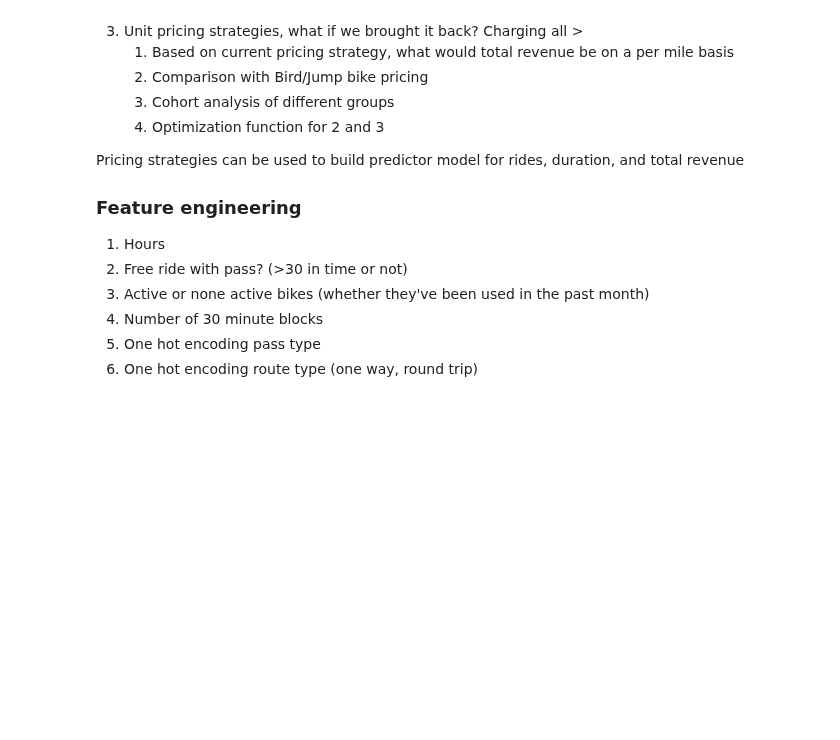
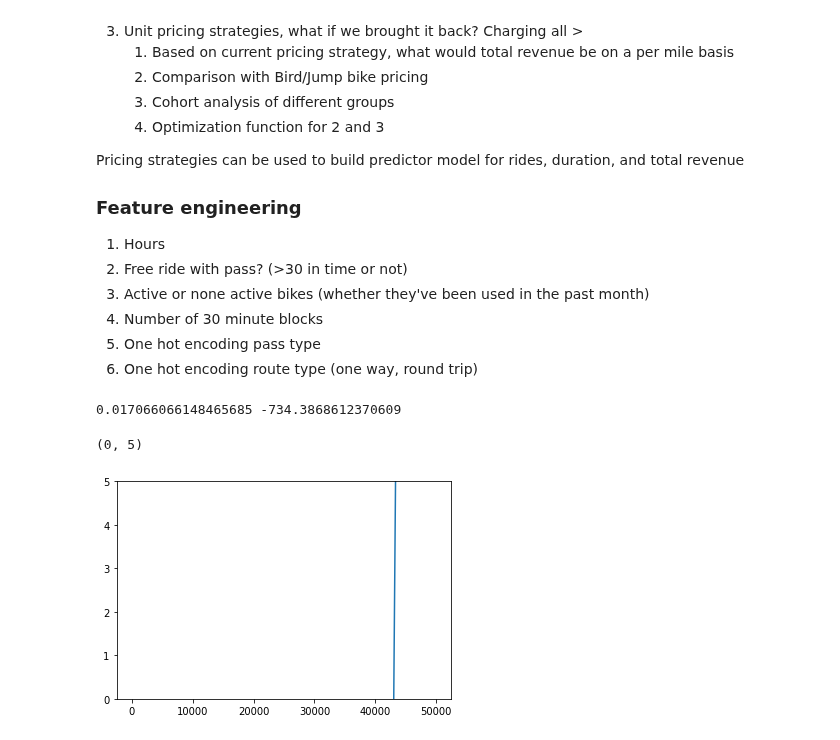
Before and after one commit to finnqiao/la_metro_bikeshare_data, a Jupyter notebook: notebooks/1.0-la-bikeshare.ipynb, the cells around one changed output. Drawn from its saved outputs; the diff is of its cells as text; code cells hidden in the pictures; blank space fills up the shorter version.

```diff
--- a/notebooks/1.0-la-bikeshare.ipynb
+++ b/notebooks/1.0-la-bikeshare.ipynb
@@ -695,7 +695,7 @@ The total revenue can be split into the following:
 Now we can represent this objective function in PuLP.
 # %%
 agg_pass_groups['previous_pass_prices'] = [40, 20, 7, 0]
-agg_pass_groups['new_pass_prices'] = [150,17, 5, 0]
+agg_pass_groups['new_pass_prices'] = [40,17, 5, 0]
 agg_pass_groups['average_charged_blocks_per_ride'] = agg_pass_groups['total_30min_blocks_post_free'] / agg_pass_groups['total_trips']
 agg_pass_groups['percent_total_trips'] = agg_pass_groups['total_trips']/sum(agg_pass_groups['total_trips'])
 agg_pass_groups
@@ -1264,3 +1388,15 @@ walk_up_charged_blocks = agg_pass_groups['average_charged_blocks_per_ride']['wal
 daily_charged_blocks = agg_pass_groups['average_charged_blocks_per_ride']['daily']
 monthly_charged_blocks = agg_pass_groups['average_charged_blocks_per_ride']['monthly']
 annual_charged_blocks = agg_pass_groups['average_charged_blocks_per_ride']['annual']
+# %%
+weighted_slope = walk_up_share * slope_walk_up + daily_share * slope_daily + monthly_share * slope_monthly + annual_share * slope_monthly
+weighted_intercept = walk_up_share * intercept_walk_up + daily_share * intercept_daily + monthly_share * intercept_monthly + annual_share * intercept_monthly
+print(weighted_slope, weighted_intercept)
+def weighted_demand(x):
+    return weighted_slope * x + weighted_intercept
+plt.plot(q, weighted_demand(q))
+plt.ylim((0,5))
+# %% [output]
+0.017066066148465685 -734.3868612370609
+(0, 5)
+[figure, added]
```
Also changed, not shown: parts of 17 cells of this notebook, 1 other file.
